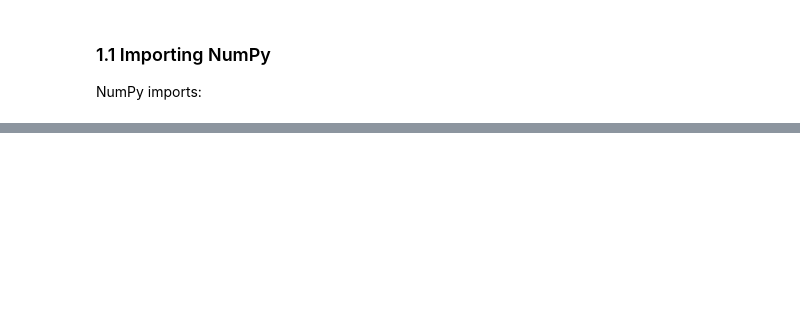
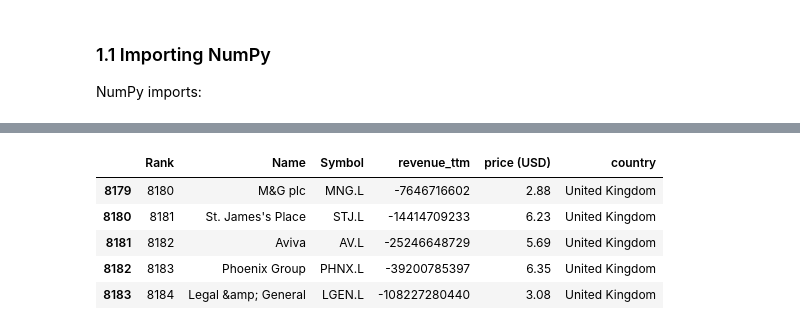
Before and after one commit to gheniabla/intro2ml, a Jupyter notebook: chapters/chapter2.ipynb, the cells around one changed output, grey strips where cells are left out. Drawn from its saved outputs; the diff is of its cells as text; code cells hidden in the pictures; blank space fills up the shorter version.

```diff
--- a/chapters/chapter2.ipynb
+++ b/chapters/chapter2.ipynb
@@ -516,0 +85,9 @@ In this chapter, you've learned how to create NumPy arrays, performs array index
+# %%
+revenue.tail()
+# %% [output]
+|  | Rank | Name | Symbol | revenue_ttm | price (USD) | country |
+| 8179 | 8180 | M&G plc | MNG.L | -7646716602 | 2.88 | United Kingdom |
+| 8180 | 8181 | St. James's Place | STJ.L | -14414709233 | 6.23 | United Kingdom |
+| 8181 | 8182 | Aviva | AV.L | -25246648729 | 5.69 | United Kingdom |
+| 8182 | 8183 | Phoenix Group | PHNX.L | -39200785397 | 6.35 | United Kingdom |
+| 8183 | 8184 | Legal &amp; General | LGEN.L | -108227280440 | 3.08 | United Kingdom |
```
Also changed, not shown: parts of 74 cells of this notebook.
